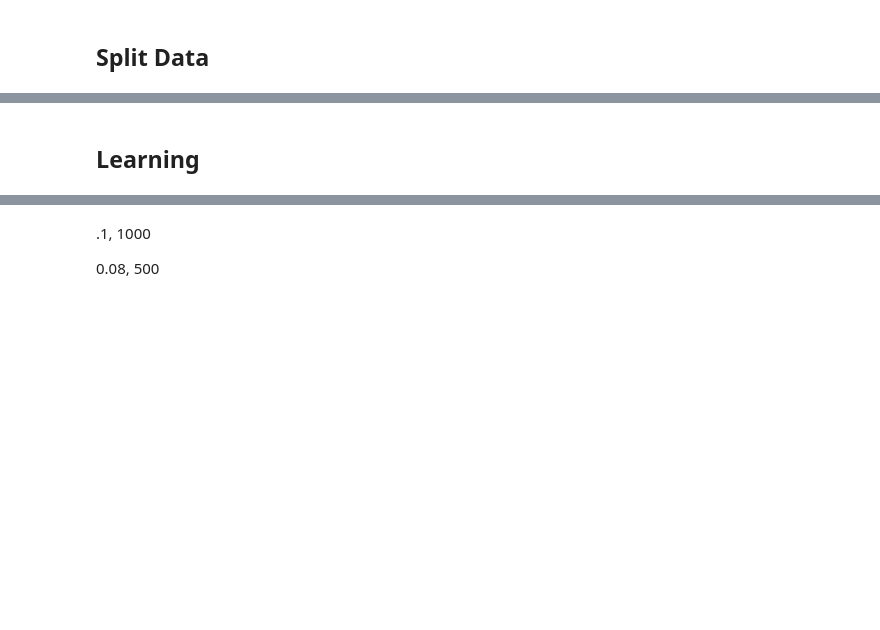
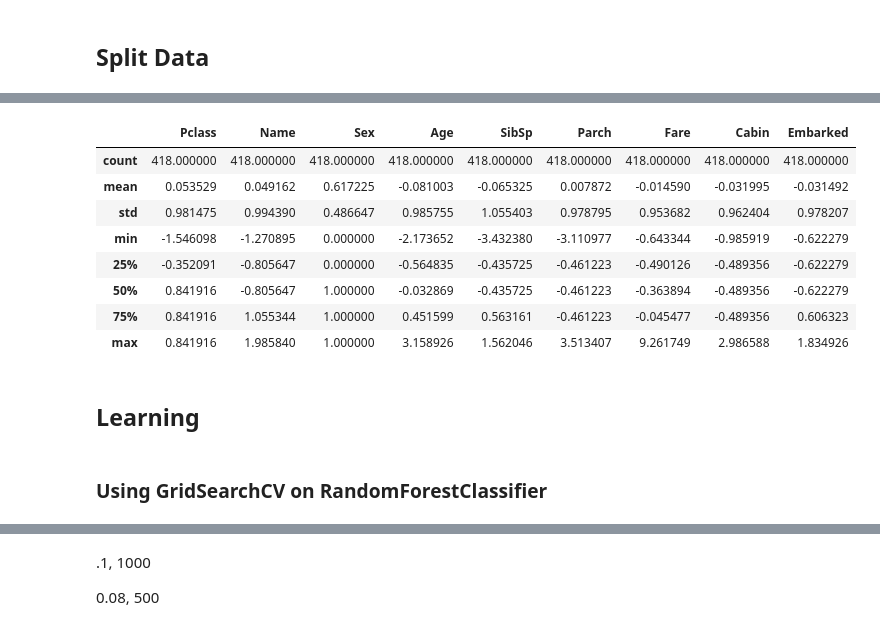
Before and after one commit to dunder51/TitanicDataset, a Jupyter notebook: TitanicDataset.ipynb, the cells around one changed output, grey strips where cells are left out. Cells and saved outputs as stored; diff of their text form; code cells hidden in the pictures; blank space fills up the shorter version.

```diff
--- a/TitanicDataset.ipynb
+++ b/TitanicDataset.ipynb
@@ -280,5 +277,19 @@ plt.show()
+# %%
+X_test.describe()
+# %% [output]
+|  | Pclass | Name | Sex | Age | SibSp | Parch | Fare | Cabin | Embarked |
+| count | 418.000000 | 418.000000 | 418.000000 | 418.000000 | 418.000000 | 418.000000 | 418.000000 | 418.000000 | 418.000000 |
+| mean | 0.053529 | 0.049162 | 0.617225 | -0.081003 | -0.065325 | 0.007872 | -0.014590 | -0.031995 | -0.031492 |
+| std | 0.981475 | 0.994390 | 0.486647 | 0.985755 | 1.055403 | 0.978795 | 0.953682 | 0.962404 | 0.978207 |
+| min | -1.546098 | -1.270895 | 0.000000 | -2.173652 | -3.432380 | -3.110977 | -0.643344 | -0.985919 | -0.622279 |
+| 25% | -0.352091 | -0.805647 | 0.000000 | -0.564835 | -0.435725 | -0.461223 | -0.490126 | -0.489356 | -0.622279 |
+| 50% | 0.841916 | -0.805647 | 1.000000 | -0.032869 | -0.435725 | -0.461223 | -0.363894 | -0.489356 | -0.622279 |
+| 75% | 0.841916 | 1.055344 | 1.000000 | 0.451599 | 0.563161 | -0.461223 | -0.045477 | -0.489356 | 0.606323 |
+| max | 0.841916 | 1.985840 | 1.000000 | 3.158926 | 1.562046 | 3.513407 | 9.261749 | 2.986588 | 1.834926 |
 # %% [markdown]
 ## Learning
+# %% [markdown]
+### Using GridSearchCV on RandomForestClassifier
 # %%
 from sklearn.ensemble import RandomForestClassifier
 from sklearn.model_selection import GridSearchCV
```
Also changed, not shown: parts of 34 cells of this notebook, 2 other files.
